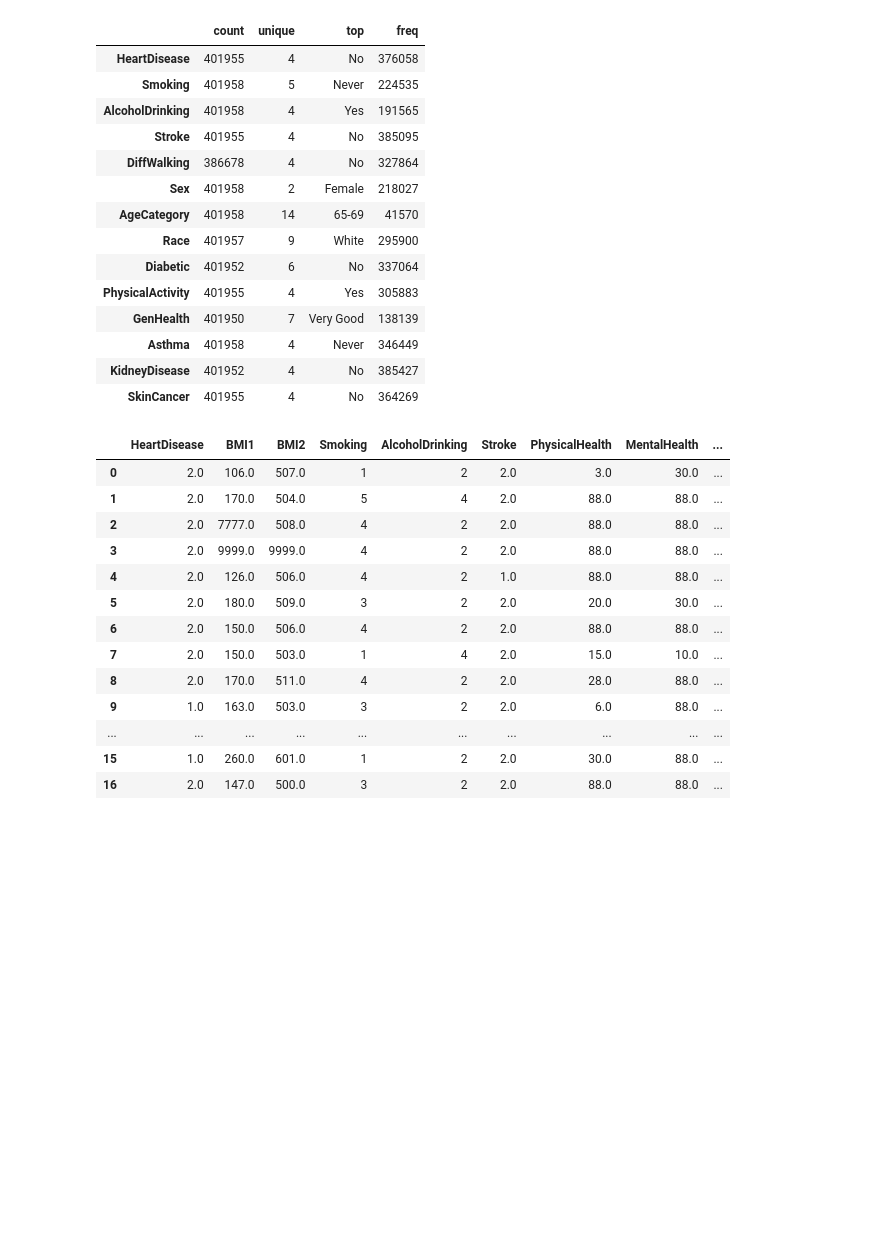
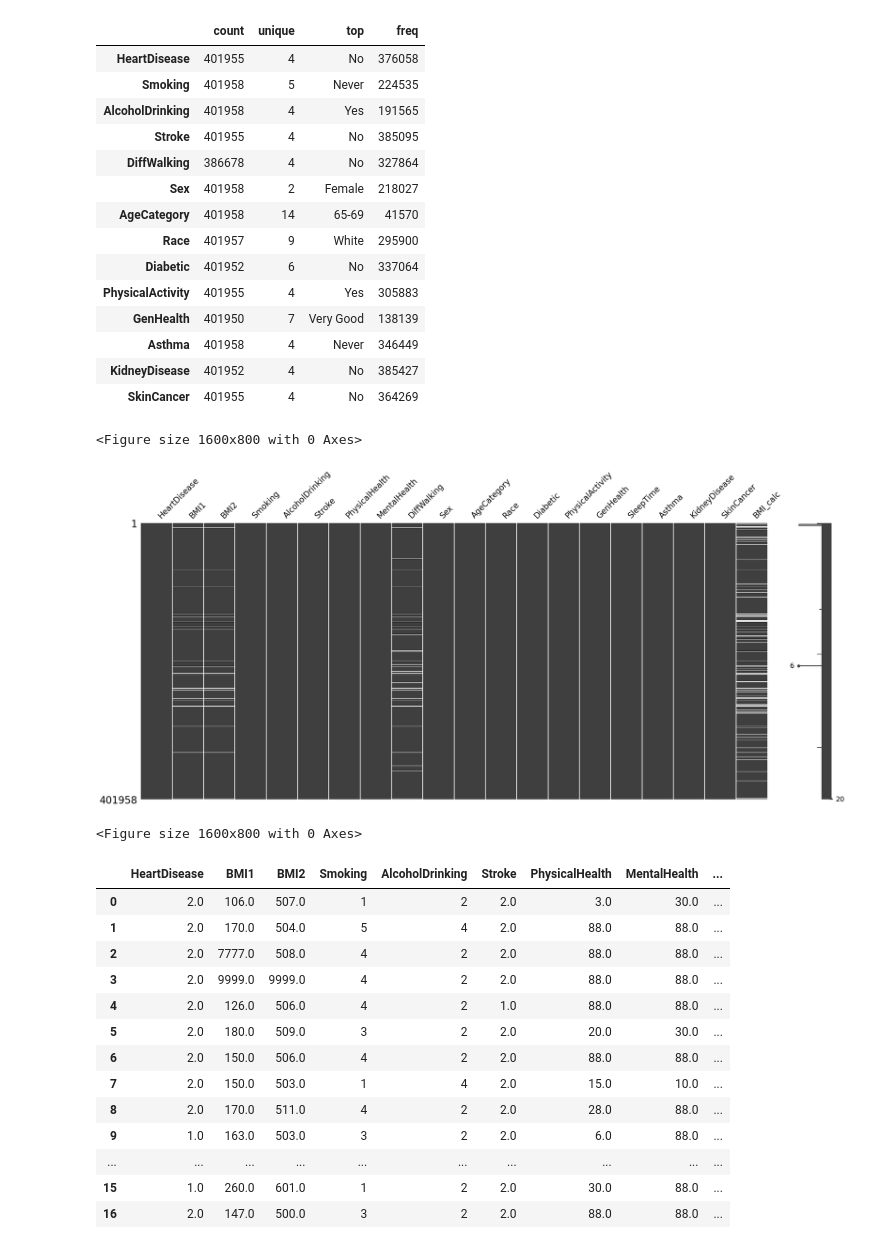
Before and after one commit to yahyamomtaz/Heart-Attack-Project, a Jupyter notebook: heart-attack-complete-project.ipynb, the cells around one changed output. Cells and saved outputs as stored; diff of their text form; code cells hidden in the pictures; blank space fills up the shorter version.

```diff
--- a/heart-attack-complete-project.ipynb
+++ b/heart-attack-complete-project.ipynb
@@ -205,6 +206,13 @@ df.describe(include=("O")).T
 | Asthma | 401958 | 4 | Never | 346449 |
 | KidneyDisease | 401952 | 4 | No | 385427 |
 | SkinCancer | 401955 | 4 | No | 364269 |
+# %%
+msno.matrix(df)
+plt.figure(figsize = (16,8))
+# %% [output]
+<Figure size 1600x800 with 0 Axes>
+[figure, added]
+<Figure size 1600x800 with 0 Axes>
 # %%
 value_mapping = {
     'HeartDisease': {'Yes':1, 'No':2, 'Not Clear':3, 'Refused':4}, #{1:'Yes', 2:'No', 3:'Not Clear', 4:'Refused'}
```
Also changed, not shown: parts of 2 cells of this notebook.
